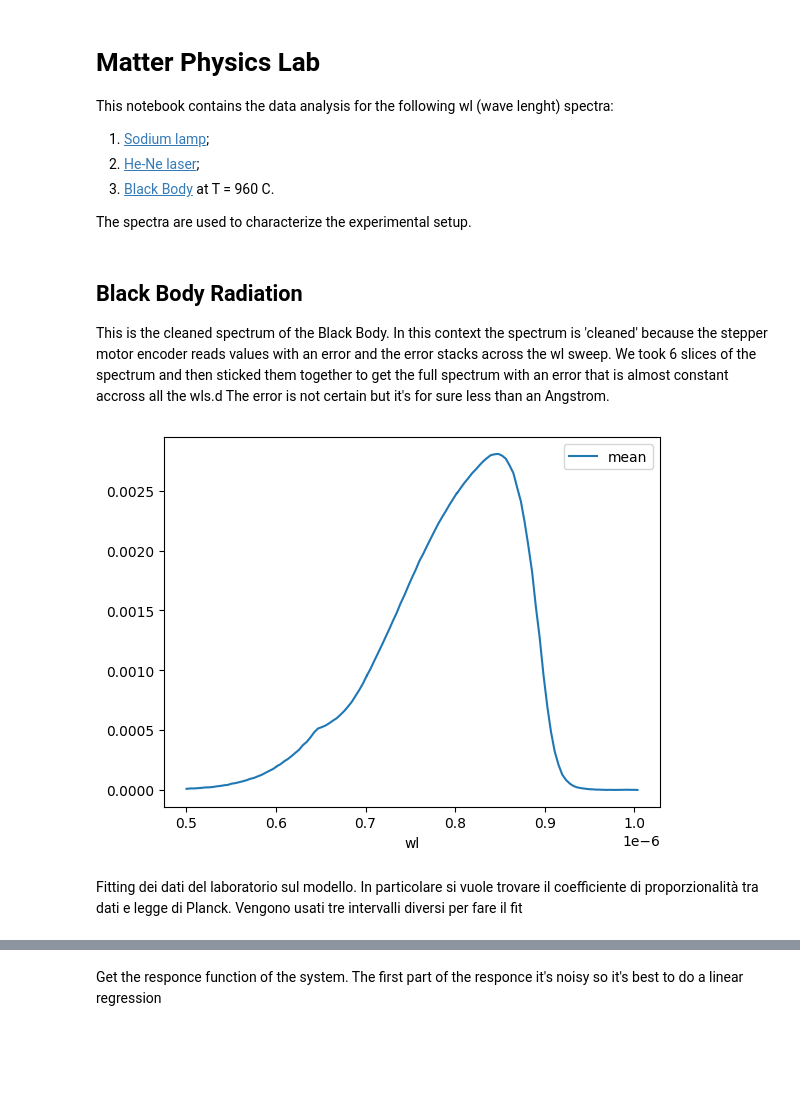
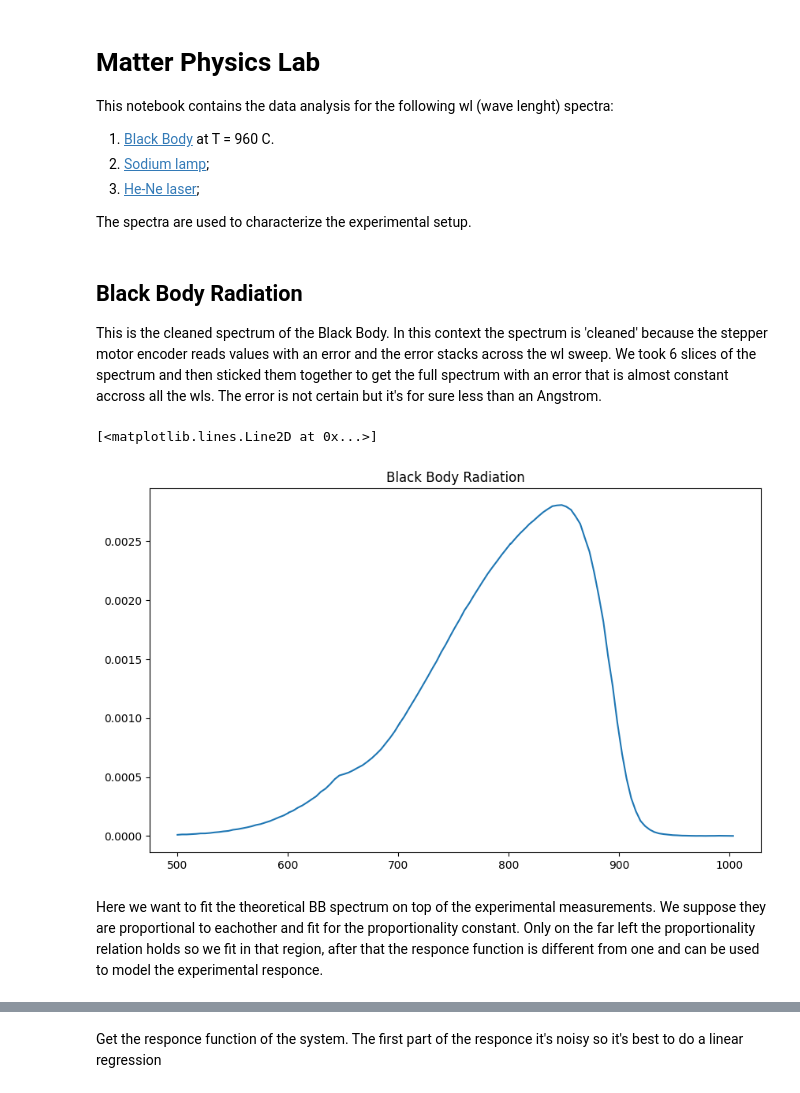
Before and after one commit to zar-hub/Lab_Materia_Condensata, a Jupyter notebook: Lab_Report.ipynb, the cells around one changed output, grey strips where cells are left out. Drawn from its saved outputs; the diff is of its cells as text; code cells hidden in the pictures; blank space fills up the shorter version.

```diff
--- a/Lab_Report.ipynb
+++ b/Lab_Report.ipynb
@@ -1,9 +1,9 @@
 # %% [markdown]
 # Matter Physics Lab
 This notebook contains the data analysis for the following wl (wave lenght) spectra:
- 1. [Sodium lamp](#sodium-lamp-spectrum);
- 2. [He-Ne laser](#sodium-lamp-spectrum);
- 3. [Black Body](#black-body-radiation) at T = 960 C.
+ 1. [Black Body](#black-body-radiation) at T = 960 C.
+ 2. [Sodium lamp](#sodium-lamp-spectrum);
+ 3. [He-Ne laser](#sodium-lamp-spectrum);
 
 The spectra are used to characterize the experimental setup.
 # %%
@@ -16,20 +25,27 @@ import modules.utils as utils
 # %% [markdown]
 ## Black Body Radiation
 This is the cleaned spectrum of the Black Body. In this context the spectrum is 'cleaned' because the stepper motor encoder reads values with an error and the error stacks across the wl sweep.
-We took 6 slices of the spectrum and then sticked them together to get the full spectrum with an error that is almost constant accross all the wls.d The error is not certain but it's for sure less than an Angstrom.
+We took 6 slices of the spectrum and then sticked them together to get the full spectrum with an error that is almost constant accross all the wls. The error is not certain but it's for sure less than an Angstrom.
-# %%
-# Black Body dataframe
-BB_Exp_df = pd.read_csv('Clean_Data\\Black_Body_cleaned.csv',
-                        dtype='float64',
-                        converters={'meta' : str})
-
-# convert the wl in meters ! THIS IS IMPORANT
-BB_Exp_df['wl'] = BB_Exp_df['wl'] * 1e-10
-_ = BB_Exp_df.plot('wl', 'mean')
-# %% [output]
-[figure, removed]
-# %% [markdown]
-Fitting dei dati del laboratorio sul modello. In particolare si vuole trovare il coefficiente di proporzionalità tra dati e legge di Planck. Vengono usati tre intervalli diversi per fare il fit
+# %%
+from os import path
+
+# Black Body dataframe
+BB_Exp_df = pd.read_csv(path.join(OUT_PATH['results_dir'], 'black_body.csv'),
+                        dtype='float64',
+                        converters={'meta' : str})
+
+# the wl will be in nanometers but the data is in angstroms
+# so we must divide by 10 to get the correct units
+BB_Exp_df['wl'] = BB_Exp_df['wl'] / 10
+
+fig, ax = plt.subplots(figsize=(10, 6))
+ax.set_title('Black Body Radiation')
+ax.plot(BB_Exp_df['wl'], BB_Exp_df['mean'], label='Black Body Radiation')
+# %% [output]
+[<matplotlib.lines.Line2D at 0x...>]
+[figure, added]
+# %% [markdown]
+Here we want to fit the theoretical BB spectrum on top of the experimental measurements. We suppose they are proportional to eachother and fit for the proportionality constant. Only on the far left the proportionality relation holds so we fit in that region, after that the responce function is different from one and can be used to model the experimental responce.
 # %%
 from scipy.optimize import curve_fit
 
```
Also changed, not shown: parts of 4 cells of this notebook, 5 other files.
